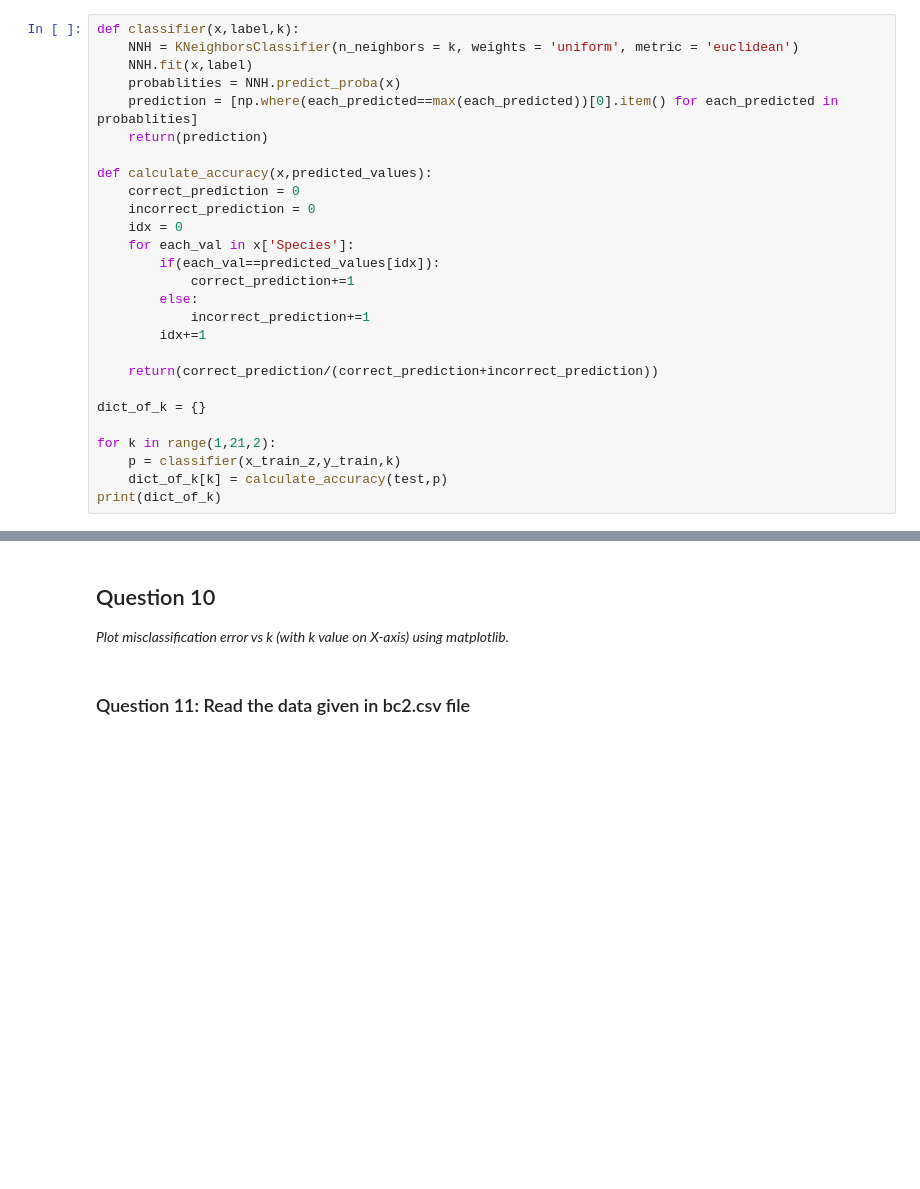
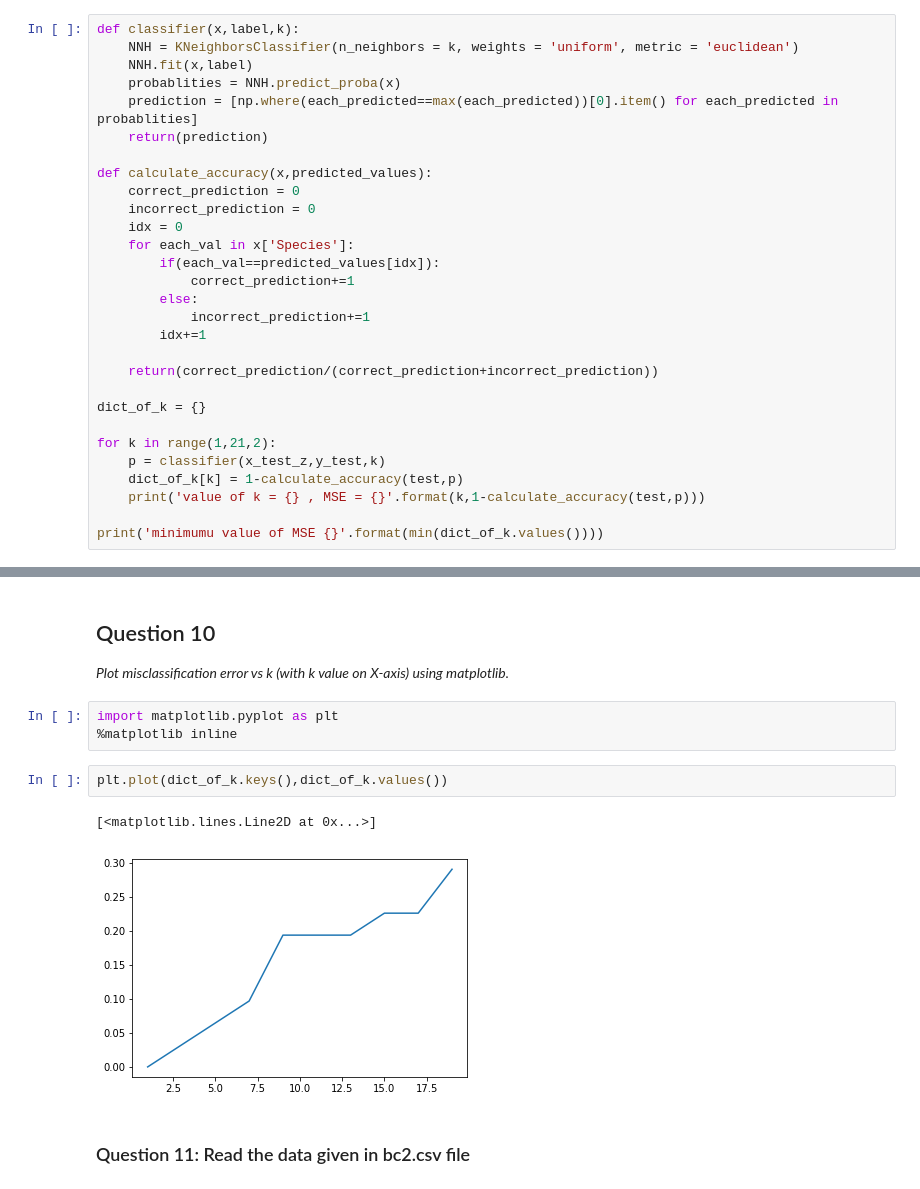
Before and after one commit to GreatLearningAIML1/delhi-may19-batch-TusharGupta329, a Jupyter notebook: R2_Internal_Lab_Questions (1).ipynb, the cells around one changed output, grey strips where cells are left out. Saved outputs shown, nothing was run; the diff lists cells and outputs as text; blank space fills up the shorter version.

```diff
--- a/R2_Internal_Lab_Questions (1).ipynb
+++ b/R2_Internal_Lab_Questions (1).ipynb
@@ -215,7 +213,9 @@ def calculate_accuracy(x,predicted_values):
 dict_of_k = {}
 
 for k in range(1,21,2):
-    p = classifier(x_train_z,y_train,k)
-    dict_of_k[k] = calculate_accuracy(test,p)
-print(dict_of_k)
+    p = classifier(x_test_z,y_test,k)
+    dict_of_k[k] = 1-calculate_accuracy(test,p)
+    print('value of k = {} , MSE = {}'.format(k,1-calculate_accuracy(test,p)))
+
+print('minimumu value of MSE {}'.format(min(dict_of_k.values())))
 # %% [output]
@@ -224,6 +234,14 @@ print(dict_of_k)
 ## Question 10
 
 *Plot misclassification error vs k (with k value on X-axis) using matplotlib.*
+# %%
+import matplotlib.pyplot as plt
+%matplotlib inline
+# %%
+plt.plot(dict_of_k.keys(),dict_of_k.values())
+# %% [output]
+[<matplotlib.lines.Line2D at 0x...>]
+[figure, added]
 # %% [markdown]
 ### Question 11: Read the data given in bc2.csv file
 # %% [markdown]
```
Also changed, not shown: parts of 4 cells of this notebook.
